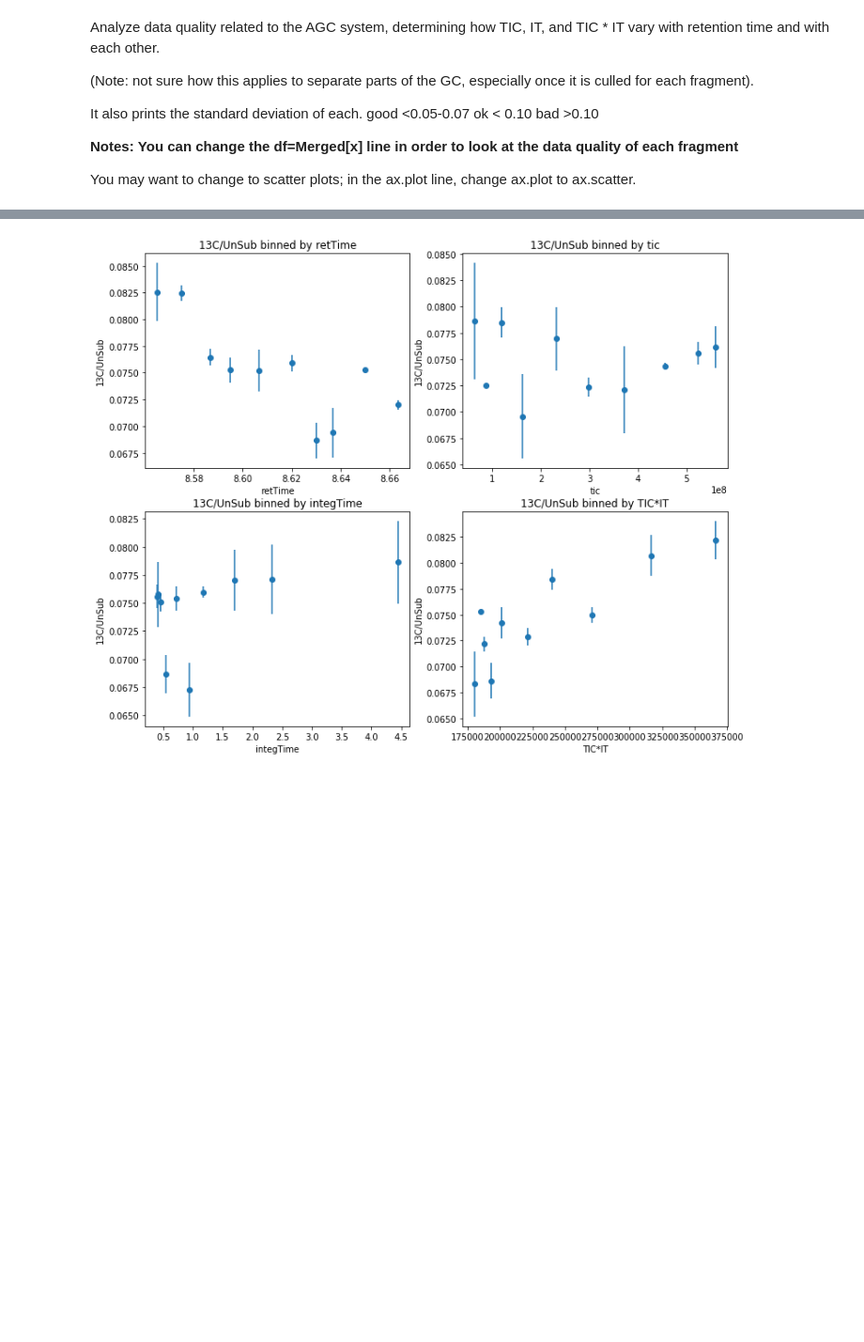
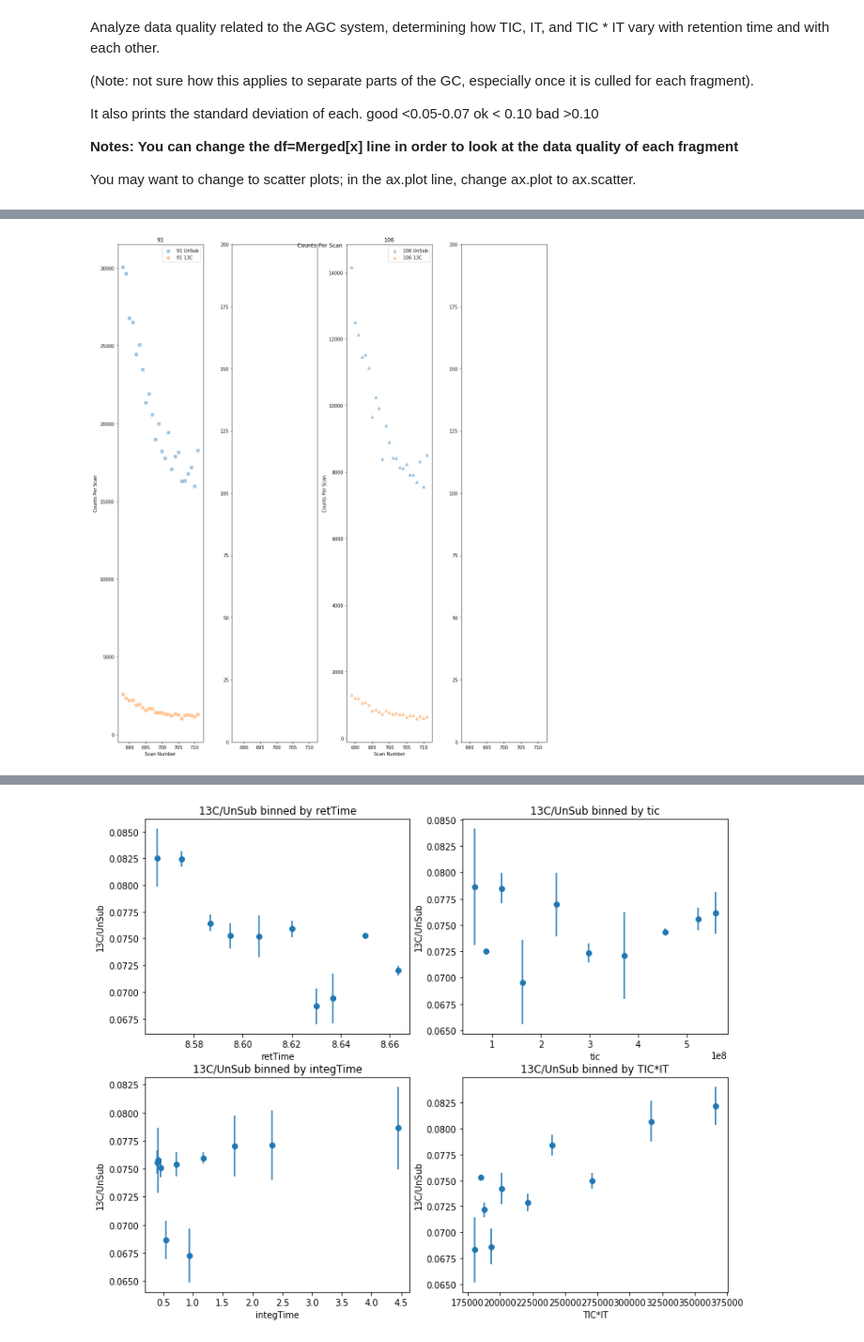
Before and after one commit to szeichner/OrbiDataPynbAnalysisCode, a Jupyter notebook: AnyRatioAnalysis.ipynb, the cells around one changed output, grey strips where cells are left out. Shown: that part at 94% size. Saved outputs shown, nothing was run; the diff lists cells and outputs as text; code cells hidden in the pictures; blank space fills up the shorter version.

```diff
--- a/AnyRatioAnalysis.ipynb
+++ b/AnyRatioAnalysis.ipynb
@@ -215,0 +166,4 @@ Analyze R values as a function of retention time and the AGC variables (TIC, IT,
+# %%
+DataQualityPlots.plotCounts(Merged, isotopeList)
+# %% [output]
+[figure, added]
```
Also changed, not shown: parts of 15 cells of this notebook, 3 other files.
